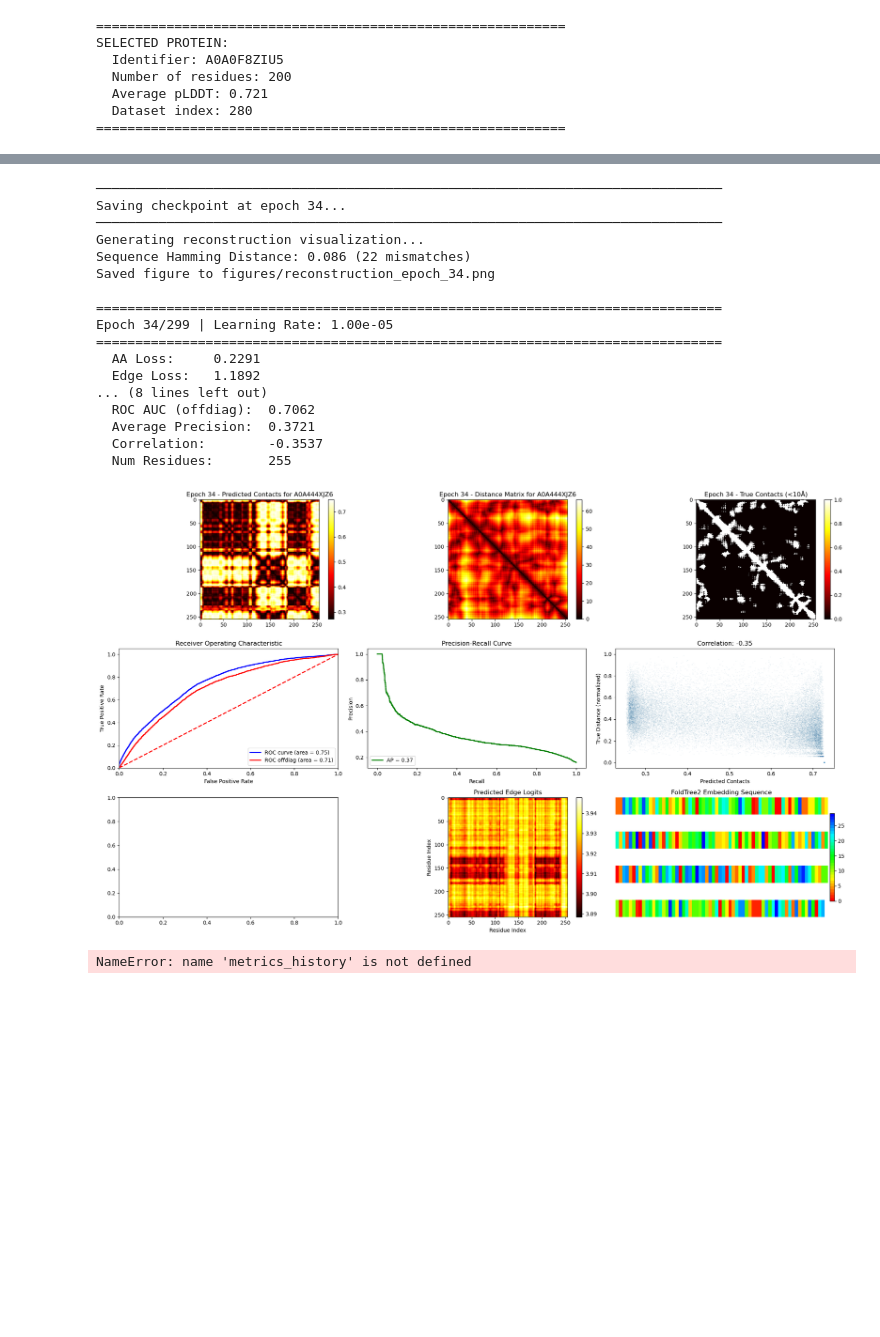
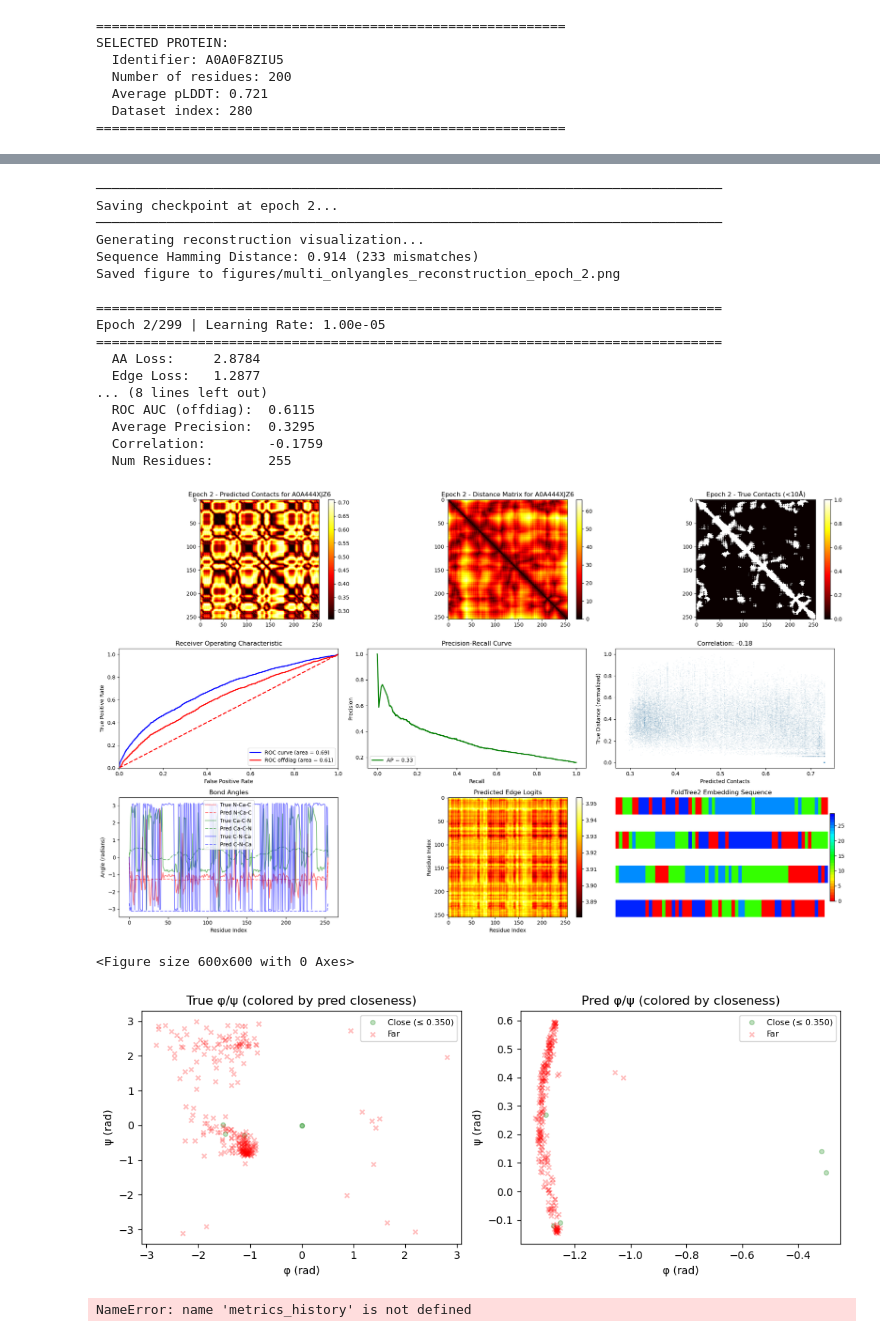
Before and after one commit to DessimozLab/foldtree2, a Jupyter notebook: foldtree2/notebooks/experiments/test_monodecoders.ipynb, the cells around one changed output, grey strips where cells are left out. Cells and saved outputs as stored; diff of their text form; code cells hidden in the pictures; blank space fills up the shorter version.

```diff
--- a/foldtree2/notebooks/experiments/test_monodecoders.ipynb
+++ b/foldtree2/notebooks/experiments/test_monodecoders.ipynb
@@ -140,7 +140,7 @@ logitweight = 0.75
 xweight = .1
 fft2weight = 0.01
 vqweight = 0.005
-angles_weight = 0.01
+angles_weight = 0.1
 ss_weight = 0.1
 normalize_losses = True
 use_uncertainty_weighting = True
@@ -760,8 +828,8 @@ train_loader = DataLoader(struct_dat, batch_size=1, shuffle=True, num_workers=4)
 import random
 randint = random.randint(0, len(train_loader) - 1)
 print(f"Randomly selected batch index: {randint}")
-data_sample = struct_dat[randint]
-print(data_sample)
+#data_sample = struct_dat[randint]
+data_sample = next(iter(train_loader))
 data = data_sample.to(device)
 optimizer.zero_grad()
 z, vqloss = encoder(data , debug = True)
@@ -1304,17 +1466,20 @@ if reload == True:
 		print("No saved models found in 'models/notebook/' directory. Starting with new models.")
 		os.mkdir('models/notebook/' )
 	else:
-		encoder_models = glob.glob('models/notebook/*encoder*.pt')
-		decoder_models = glob.glob( 'models/notebook/*decoder*.pt')
-		last_encoder = sorted(encoder_models, key=lambda x: int(x.split('_')[-1].split('.')[0]))[-1]
-		last_decoder = sorted(decoder_models, key=lambda x: int(x.split('_')[-1].split('.')[0]))[-1]
-		print(f"Reloading encoder from {last_encoder}")
-		print(f"Reloading decoder from {last_decoder}")
-		encoder = torch.load(last_encoder , weights_only= False)
-		decoder = torch.load(last_decoder , weights_only= False)
+		encoder_models = glob.glob('models/notebook/'+modelname+'*encoder*.pt')
+		decoder_models = glob.glob('models/notebook/'+modelname+'*decoder*.pt')
+		if len(encoder_models) == 0 or len(decoder_models) == 0:
+			print("No saved encoder or decoder models found. Starting with new models.")
+		else:
+			last_encoder = sorted(encoder_models, key=lambda x: int(x.split('_')[-1].split('.')[0]))[-1]
+			last_decoder = sorted(decoder_models, key=lambda x: int(x.split('_')[-1].split('.')[0]))[-1]
+			print(f"Reloading encoder from {last_encoder}")
+			print(f"Reloading decoder from {last_decoder}")
+			encoder = torch.load(last_encoder , weights_only= False)
+			decoder = torch.load(last_decoder , weights_only= False)
 
-		encoder = encoder.to(device)
-		decoder = decoder.to(device)
+			encoder = encoder.to(device)
+			decoder = decoder.to(device)
 
-		encoder.train()
-		decoder.train()
+			encoder.train()
+			decoder.train()
@@ -1679,6 +1640,8 @@ for epoch in range(num_epochs):
 
 	# Save checkpoints and visualize every 10 epochs
 	if epoch % 1 == 0:
+		xweight = .5
+		angles_weight = .5
 
 		#clear previous figures to save memory
 		plt.close('all')
@@ -1692,17 +1655,17 @@ for epoch in range(num_epochs):
 		# Save models
 		os.makedirs('models', exist_ok=True)
 		os.makedirs('models/notebook', exist_ok=True)
-		torch.save(encoder.state_dict(), f'models/notebook/encoder_epoch_{epoch}.pth')
-		torch.save(decoder.state_dict(), f'models/notebook/decoder_epoch_{epoch}.pth')
-		torch.save( encoder, f'models/notebook/encoder_full_epoch_{epoch}.pt' )
-		torch.save( decoder, f'models/notebook/decoder_full_epoch_{epoch}.pt' )
+		torch.save(encoder.state_dict(), f'models/notebook/{modelname}_encoder_epoch_{epoch}.pth')
+		torch.save(decoder.state_dict(), f'models/notebook/{modelname}_decoder_epoch_{epoch}.pth')
+		torch.save( encoder, f'models/notebook/{modelname}_encoder_full_epoch_{epoch}.pt' )
+		torch.save( decoder, f'models/notebook/{modelname}_decoder_full_epoch_{epoch}.pt' )
 
 		# Generate visualization
 		print(f"Generating reconstruction visualization...")
 		os.makedirs('figures', exist_ok=True)
 		fig, metrics , sample_output = visualize_decoder_reconstruction(
 			encoder, decoder, data_sample, device, num_embeddings,
-			converter, epoch=epoch, save_path=f'figures/reconstruction_epoch_{epoch}.png'
+			converter, epoch=epoch, save_path=f'figures/{modelname}_reconstruction_epoch_{epoch}.png'
 		)
 
 		figurestack.append(fig)
@@ -1724,43 +1687,45 @@ for epoch in range(num_epochs):
 		print(f"  Logit Loss:  {avg_losses['logit_loss']:.4f}")
 
 		# Print reconstruction metrics
 		print(f"\nReconstruction Metrics:")
 		print(f"  ROC AUC (all):      {metrics['roc_auc']:.4f}")
 		print(f"  ROC AUC (offdiag):  {metrics['roc_auc_offdiag']:.4f}")
 		print(f"  Average Precision:  {metrics['average_precision']:.4f}")
 		print(f"  Correlation:        {metrics['correlation']:.4f}")
 		print(f"  Num Residues:       {metrics['num_residues']}")
 
 		plt.show()
 		print()
 
 print("\n" + "="*80)
 print("Training Complete!")
 print("="*80)
 print(f"Generated {len(figurestack)} visualization figures")
 print(f"\nMetrics Summary Across Training:")
 print(f"{'─'*80}")
 for i, m in enumerate(metrics_history):
 	print(f"Epoch {m['epoch']:3d}: ROC AUC={m['roc_auc']:.4f}, AP={m['average_precision']:.4f}, Corr={m['correlation']:.4f}")
 # %% [output]
 ────────────────────────────────────────────────────────────────────────────────
-Saving checkpoint at epoch 34...
+Saving checkpoint at epoch 2...
 ────────────────────────────────────────────────────────────────────────────────
 Generating reconstruction visualization...
-Sequence Hamming Distance: 0.086 (22 mismatches)
-Saved figure to figures/reconstruction_epoch_34.png
+Sequence Hamming Distance: 0.914 (233 mismatches)
+Saved figure to figures/multi_onlyangles_reconstruction_epoch_2.png
 
 ================================================================================
-Epoch 34/299 | Learning Rate: 1.00e-05
+Epoch 2/299 | Learning Rate: 1.00e-05
 ================================================================================
-  AA Loss:     0.2291
-  Edge Loss:   1.1892
+  AA Loss:     2.8784
+  Edge Loss:   1.2877
 ... (8 lines left out)
-  ROC AUC (offdiag):  0.7062
-  Average Precision:  0.3721
-  Correlation:        -0.3537
+  ROC AUC (offdiag):  0.6115
+  Average Precision:  0.3295
+  Correlation:        -0.1759
   Num Residues:       255
-[figure, old version]
+[figure, new version]
+<Figure size 600x600 with 0 Axes>
+[figure, added]
 # %%
 # Plot training metrics over epochs
 if len(metrics_history) > 0:
```
Also changed, not shown: parts of 9 cells of this notebook, 4 other files.
